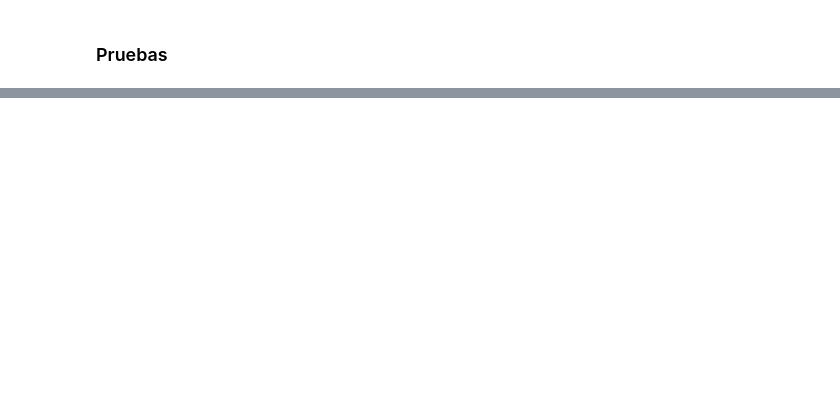
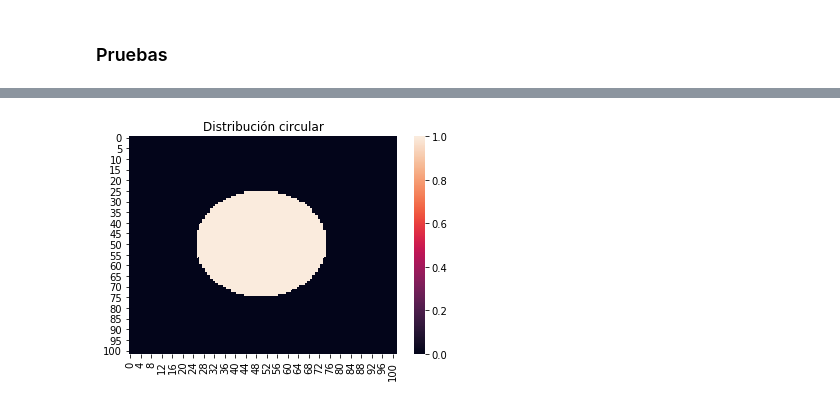
Before and after one commit to AdrianoValdesGomez/Selected-Topics-in-Biophysics, a Jupyter notebook: Notebooks/Gillespie Algorithm (Extension to anisotropic environments).ipynb, the cells around one changed output, grey strips where cells are left out. Drawn from its saved outputs; the diff is of its cells as text; code cells hidden in the pictures; blank space fills up the shorter version.

```diff
--- a/Notebooks/Gillespie Algorithm (Extension to anisotropic environments).ipynb
+++ b/Notebooks/Gillespie Algorithm (Extension to anisotropic environments).ipynb
@@ -793,0 +771,15 @@ X[0][0]
+# %%
+def dist_circ(centro, radio, n, d):
+    X0 = np.zeros((d + 2, d + 2))
+    for i in range(1,d + 1):
+        for j in range(1,d + 1):
+            rs = (i - centro[0])**2 + (j - centro[1])**2
+            if rs < radio**2:
+                X0[i,j] = n
+    return X0
+# %%
+sns.heatmap(dist_circ((50,50), 25, 1, 100), vmin=0, vmax=1)
+plt.title("Distribución circular")
+plt.show()
+# %% [output]
+[figure, added]
```
Also changed, not shown: parts of 30 cells of this notebook.
